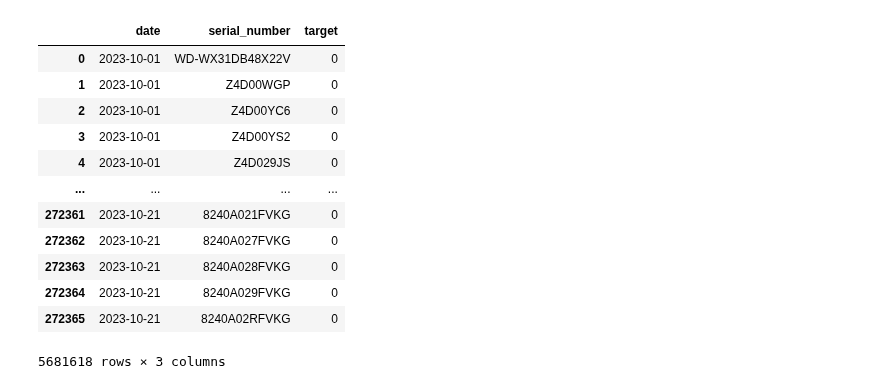
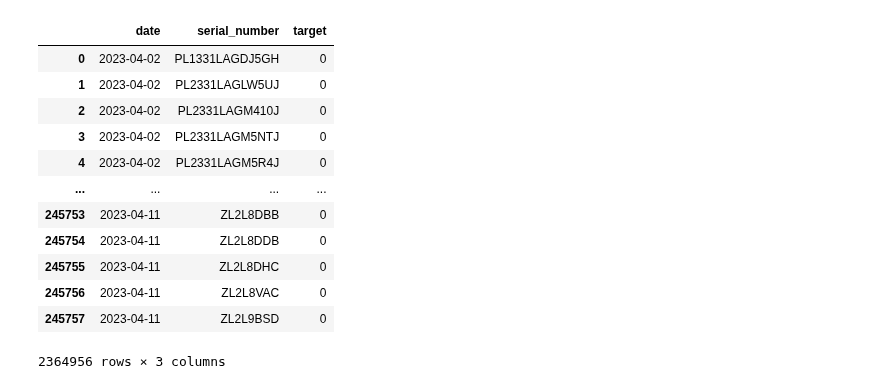
Before and after one commit to Tonigard/hakatonchic, a Jupyter notebook: compare_data.ipynb, the cells around one changed output. Cells and saved outputs as stored; diff of their text form; code cells hidden in the pictures.

```diff
--- a/compare_data.ipynb
+++ b/compare_data.ipynb
@@ -7,10 +8,9 @@ from datetime import timedelta
 # %%
-file_path = '/Users/antonebalakov/Downloads/train_data_Sila/data_example/data_Q4_2023/'
+file_path = '/Users/antonebalakov/Downloads/train_data_Sila/data_example/data_Q2_2023/'
 #считываем данные
-files = ['2023-10-01.csv', '2023-10-02.csv', '2023-10-03.csv', '2023-10-04.csv', '2023-10-05.csv',
-         '2023-10-06.csv', '2023-10-07.csv', '2023-10-08.csv', '2023-10-09.csv', '2023-10-10.csv',
-        '2023-10-11.csv', '2023-10-12.csv', '2023-10-13.csv', '2023-10-14.csv', '2023-10-15.csv',
-        '2023-10-16.csv', '2023-10-17.csv', '2023-10-18.csv', '2023-10-19.csv', '2023-10-20.csv']
+files = ['2023-04-01.csv', '2023-04-02.csv', '2023-04-03.csv', '2023-04-04.csv', '2023-04-05.csv',
+         '2023-04-06.csv', '2023-04-07.csv', '2023-04-08.csv', '2023-04-09.csv', '2023-04-10.csv']
+#files = ['2023-04-01.csv', '2023-04-02.csv', '2023-04-03.csv']
 data = pd.DataFrame()
 i = 0
 for filename in files:
@@ -39,15 +39,16 @@ data['date'] = pd.to_datetime(data['date'])
 feature_list = []
 
 for column in data.columns:
-    if (data[column].nunique() >= 1) & (data[column].notnull().sum() > 0.01 * data.shape[0]):
+    if (data[column].nunique() >= 1) & (data[column].notnull().sum() > 0.05 * data.shape[0]):
         feature_list.append(column)
 
 data = data[feature_list]
 #считываем данные таргетов, которые произойдут через 30 дней
-dates_to_failure =  ['2023-10-31.csv', '2023-11-01.csv', '2023-11-02.csv', '2023-11-03.csv', '2023-11-04.csv', '2023-11-05.csv',
-         '2023-11-06.csv', '2023-11-07.csv', '2023-11-08.csv', '2023-11-09.csv', '2023-11-10.csv',
-        '2023-11-11.csv', '2023-11-12.csv', '2023-11-13.csv', '2023-11-14.csv', '2023-11-15.csv',
-        '2023-11-16.csv', '2023-11-17.csv', '2023-11-18.csv', '2023-11-19.csv', '2023-11-20.csv']
+file_path = '/Users/antonebalakov/Downloads/train_data_Sila/data_example/data_Q3_2023/'
+dates_to_failure =  ['2023-07-01.csv', '2023-07-02.csv', '2023-07-03.csv', '2023-07-04.csv', '2023-07-05.csv',
+         '2023-07-06.csv', '2023-07-07.csv', '2023-07-08.csv', '2023-07-09.csv', '2023-07-10.csv']
+#dates_to_failure =  ['2023-07-01.csv', '2023-07-02.csv', '2023-07-03.csv']
+
 
 failure_data = pd.DataFrame()
 for filename in dates_to_failure:
@@ -73,24 +74,24 @@ failure_data
 # %%
 #мержим данные таргетов с основными данными
 failure_data['date'] = pd.to_datetime(failure_data['date'])
-failure_data['date'] = failure_data['date'] - timedelta(days=30)
+failure_data['date'] = failure_data['date'] - timedelta(days=90)
 failure_data = failure_data.rename(columns={'failure': 'target'})
 data = data.merge(failure_data, on=['date', 'serial_number'], how='left')
 failure_data
 # %% [output]
 |  | date | serial_number | target |
-| 0 | 2023-10-01 | WD-WX31DB48X22V | 0 |
-| 1 | 2023-10-01 | Z4D00WGP | 0 |
-| 2 | 2023-10-01 | Z4D00YC6 | 0 |
-| 3 | 2023-10-01 | Z4D00YS2 | 0 |
-| 4 | 2023-10-01 | Z4D029JS | 0 |
+| 0 | 2023-04-02 | PL1331LAGDJ5GH | 0 |
+| 1 | 2023-04-02 | PL2331LAGLW5UJ | 0 |
+| 2 | 2023-04-02 | PL2331LAGM410J | 0 |
+| 3 | 2023-04-02 | PL2331LAGM5NTJ | 0 |
+| 4 | 2023-04-02 | PL2331LAGM5R4J | 0 |
 | ... | ... | ... | ... |
-| 272361 | 2023-10-21 | 8240A021FVKG | 0 |
-| 272362 | 2023-10-21 | 8240A027FVKG | 0 |
-| 272363 | 2023-10-21 | 8240A028FVKG | 0 |
-| 272364 | 2023-10-21 | 8240A029FVKG | 0 |
-| 272365 | 2023-10-21 | 8240A02RFVKG | 0 |
+| 245753 | 2023-04-11 | ZL2L8DBB | 0 |
+| 245754 | 2023-04-11 | ZL2L8DDB | 0 |
+| 245755 | 2023-04-11 | ZL2L8DHC | 0 |
+| 245756 | 2023-04-11 | ZL2L8VAC | 0 |
+| 245757 | 2023-04-11 | ZL2L9BSD | 0 |
-5681618 rows × 3 columns
+2364956 rows × 3 columns
 # %%
 #сортируй датафрейм (сортирутеся 5-10 минут)
 data = data.sort_values(['serial_number', 'date'])
```
Also changed, not shown: parts of 12 cells of this notebook.
